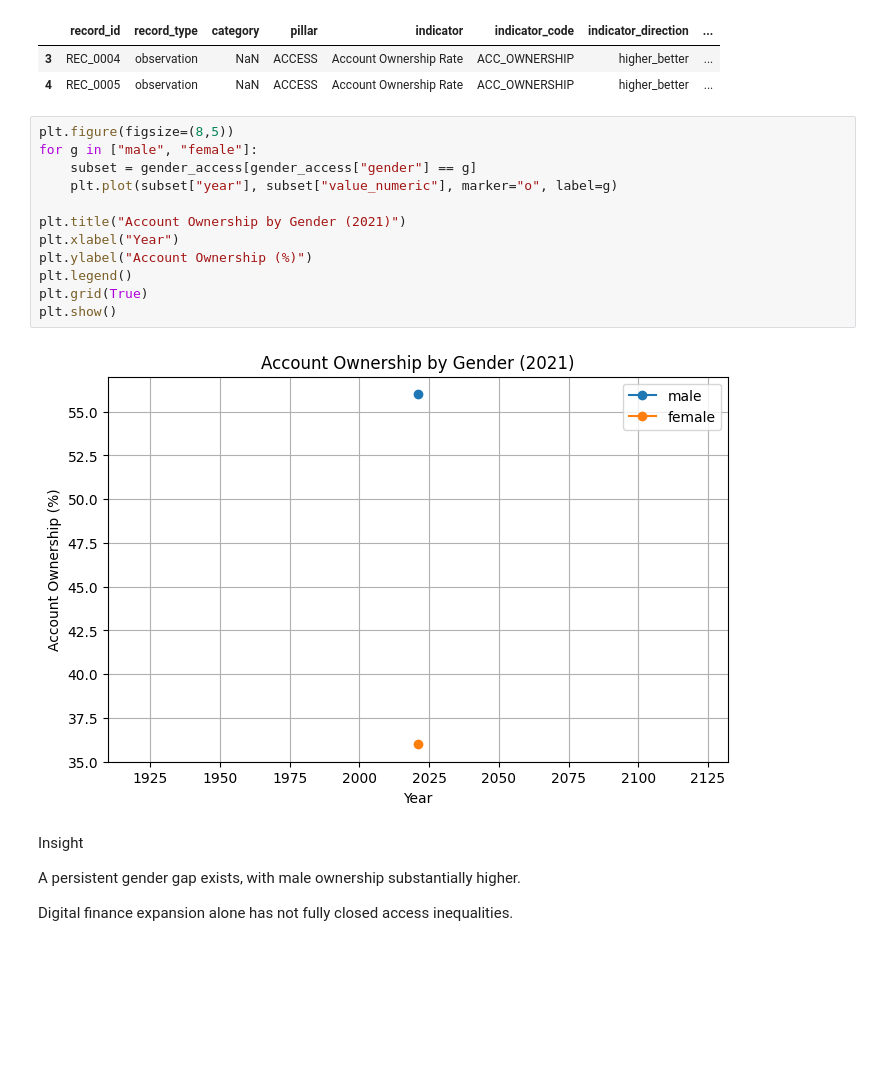
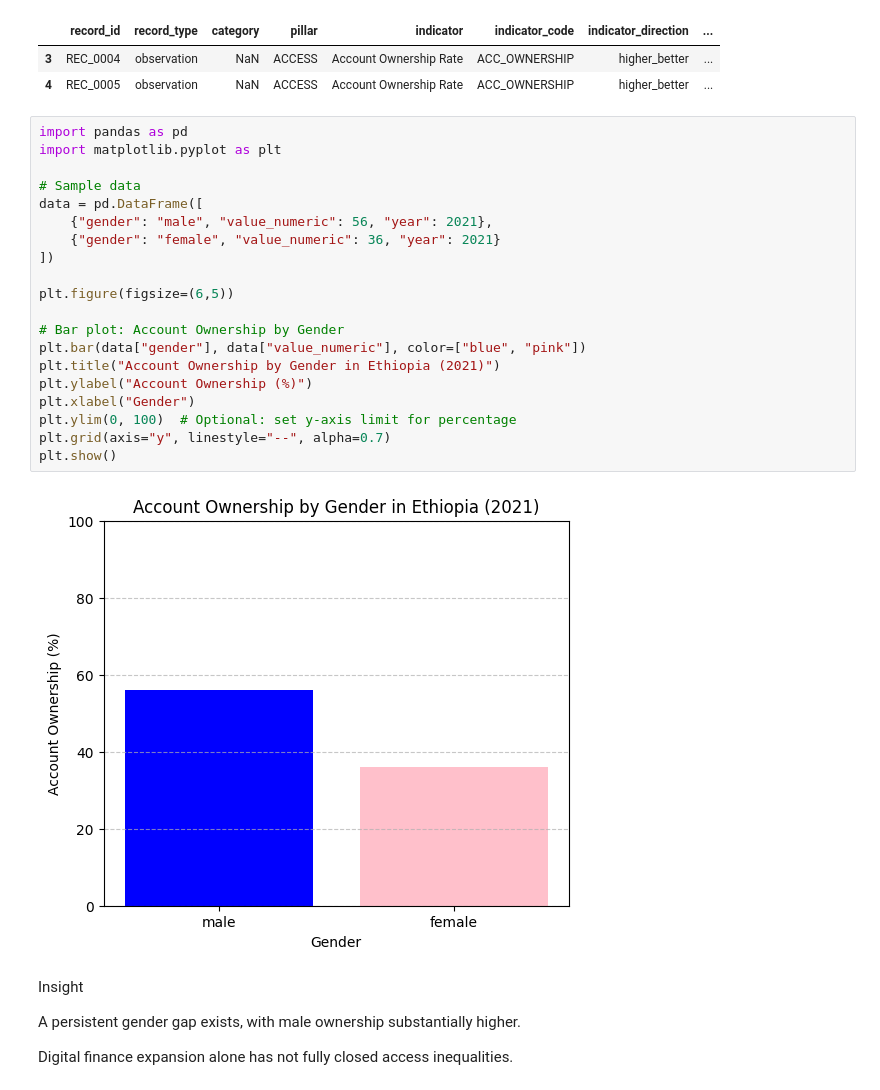
Before and after one commit to Frita123/Forecasting-Financial-Inclusion-in-Ethiopia, a Jupyter notebook: notebooks/Exploratory_Data_Analysis.ipynb, the cells around one changed output. Cells and saved outputs as stored; diff of their text form; blank space fills up the shorter version.

```diff
--- a/notebooks/Exploratory_Data_Analysis.ipynb
+++ b/notebooks/Exploratory_Data_Analysis.ipynb
@@ -249,20 +249,28 @@ gender_access
 |  | record_id | record_type | category | pillar | indicator | indicator_code | indicator_direction | ... |
 | 3 | REC_0004 | observation | NaN | ACCESS | Account Ownership Rate | ACC_OWNERSHIP | higher_better | ... |
 | 4 | REC_0005 | observation | NaN | ACCESS | Account Ownership Rate | ACC_OWNERSHIP | higher_better | ... |
-# %%
-plt.figure(figsize=(8,5))
-for g in ["male", "female"]:
-    subset = gender_access[gender_access["gender"] == g]
-    plt.plot(subset["year"], subset["value_numeric"], marker="o", label=g)
-
-plt.title("Account Ownership by Gender (2021)")
-plt.xlabel("Year")
-plt.ylabel("Account Ownership (%)")
-plt.legend()
-plt.grid(True)
-plt.show()
-# %% [output]
-[figure, removed]
+# %%
+import pandas as pd
+import matplotlib.pyplot as plt
+
+# Sample data
+data = pd.DataFrame([
+    {"gender": "male", "value_numeric": 56, "year": 2021},
+    {"gender": "female", "value_numeric": 36, "year": 2021}
+])
+
+plt.figure(figsize=(6,5))
+
+# Bar plot: Account Ownership by Gender
+plt.bar(data["gender"], data["value_numeric"], color=["blue", "pink"])
+plt.title("Account Ownership by Gender in Ethiopia (2021)")
+plt.ylabel("Account Ownership (%)")
+plt.xlabel("Gender")
+plt.ylim(0, 100)  # Optional: set y-axis limit for percentage
+plt.grid(axis="y", linestyle="--", alpha=0.7)
+plt.show()
+# %% [output]
+[figure, added]
 # %% [markdown]
 Insight
 
```
Also changed, not shown: parts of 2 cells of this notebook.
